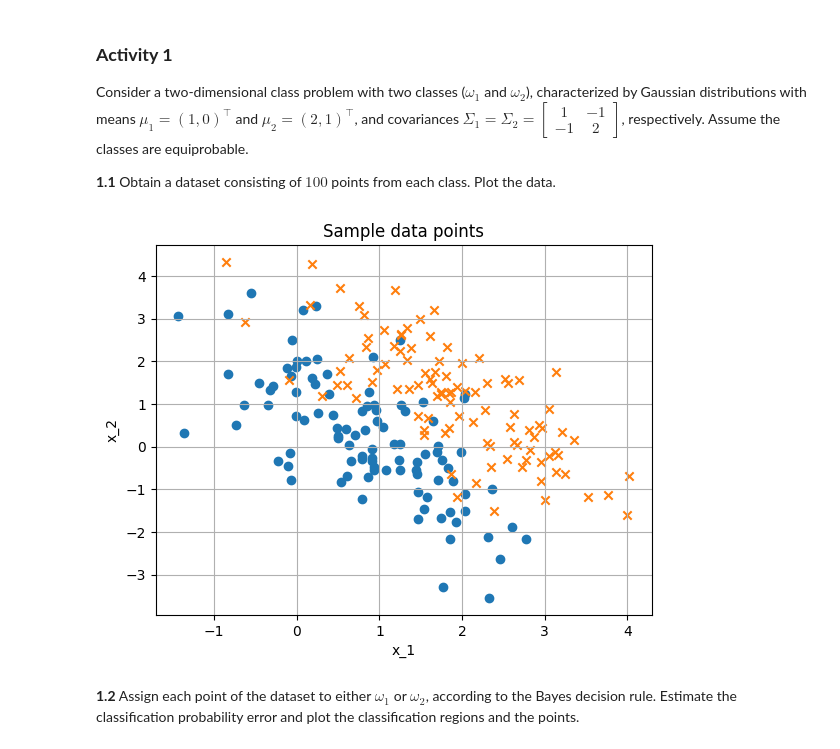
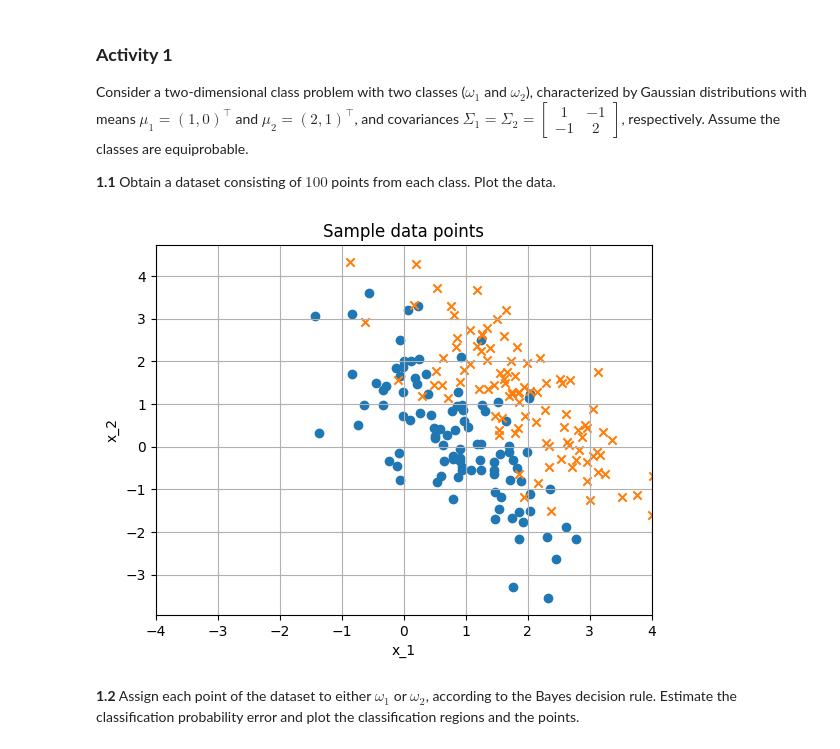
Before and after one commit to brumocas/ML, a Jupyter notebook: lab06/ML_notebook06.ipynb, the cells around one changed output. Drawn from its saved outputs; the diff is of its cells as text; code cells hidden in the pictures.

```diff
--- a/lab06/ML_notebook06.ipynb
+++ b/lab06/ML_notebook06.ipynb
@@ -109,36 +109,36 @@ np.random.seed(10)
 
 # Distribution for class 1
 mu_1 = np.array([1,0])
 sigma_1 = np.array([[1,-1],[-1,2]])
 
 # Distribution for class 2
 mu_2 = np.array([2,1])
 sigma_2 = np.array([[1,-1],[-1,2]])
 
 # Sample from class distributions
 size_1 = 100
 size_2 = 100
 X_1 = np.random.multivariate_normal(mu_1, sigma_1, size=size_1)
 X_2 = np.random.multivariate_normal(mu_2, sigma_2, size=size_2)
 
 # plot data points
 plt.title('Sample data points')
 plt.xlabel('x_1')
 plt.ylabel('x_2')
 # Class 1 (o)
 plt.scatter(X_1[:,0], X_1[:,1], marker='o')
 # Class 2 (x)
 plt.scatter(X_2[:,0], X_2[:,1], marker='x')
 
 # A diffent plotting scope
-# plt.xlim([-4, 4])
-# plt.xlim([-4, 4])
+plt.xlim([-4, 4])
+plt.xlim([-4, 4])
 
 plt.plot()
 plt.grid()
 plt.show()
 # %% [output]
-[figure, old version]
+[figure, new version]
 # %% [markdown]
 **1.2** Assign each point of the dataset to either $\omega_1$ or $\omega_2$, according to the Bayes decision rule. Estimate the classification probability error and plot the classification regions and the points.
 # %%
```
Also changed, not shown: parts of 7 cells of this notebook, 3 other files.
